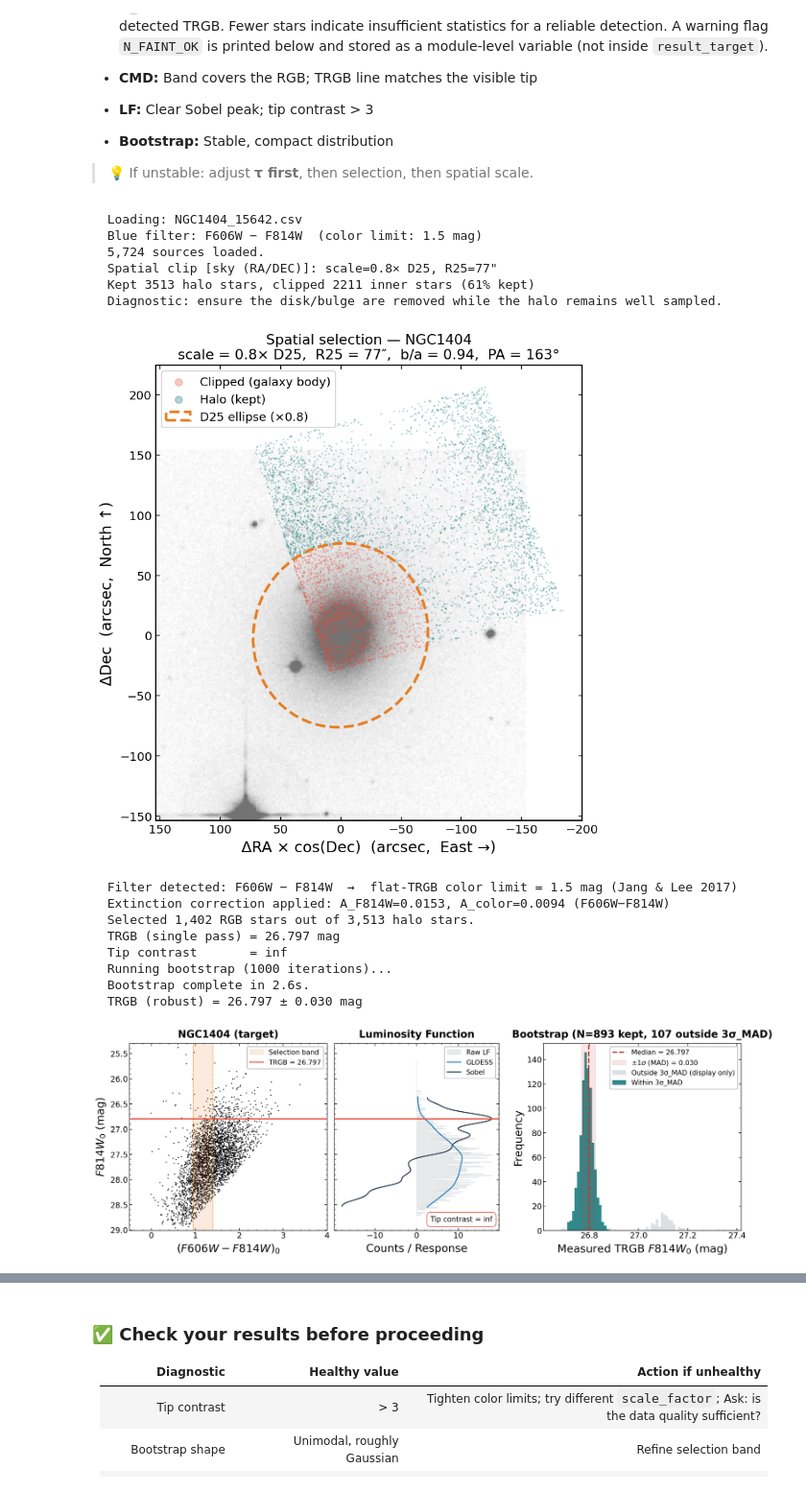
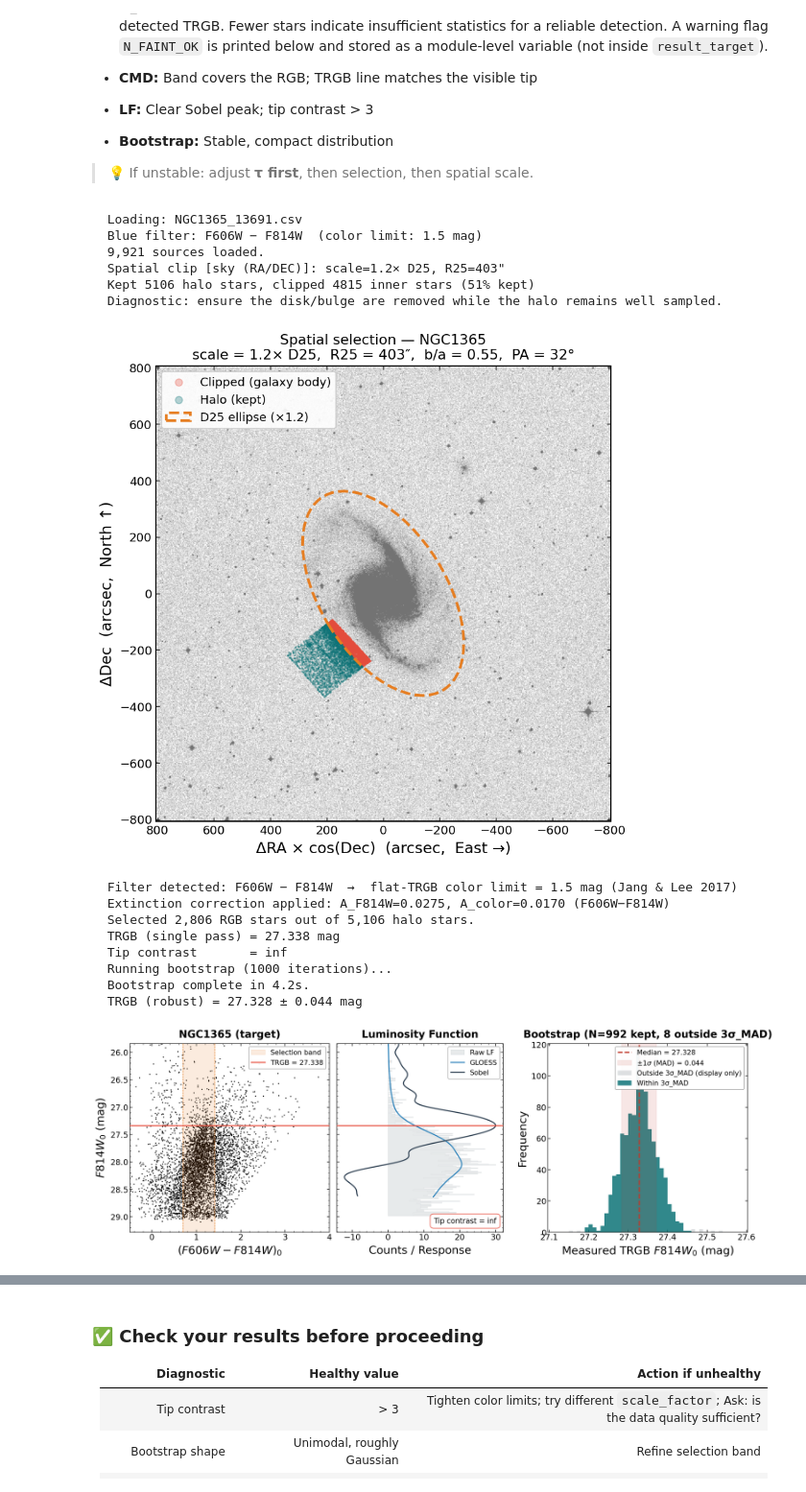
Before and after one commit to alejandroaguirrephysics/Cosmoverse-2026-Data-Challenge, a Jupyter notebook: 1_trgb/TRGB_distance_measurement.ipynb, the cells around one changed output, grey strips where cells are left out. Shown at 96% size. Cells and saved outputs as stored; diff of their text form; code cells hidden in the pictures.

```diff
--- a/1_trgb/TRGB_distance_measurement.ipynb
+++ b/1_trgb/TRGB_distance_measurement.ipynb
@@ -914,7 +914,7 @@ The next cell will check whether the required files are present and report any m
 # ============================================================
 # CHOOSE YOUR TARGET — edit this cell
 # ============================================================
-TARGET_GALAXY = 'NGC1404'   # Change to any host galaxy in GALAXY_DB, e.g. 'NGC1448' (in that format!)
+TARGET_GALAXY = 'NGC1365'   # Change to any host galaxy in GALAXY_DB, e.g. 'NGC1448' (in that format!)
 PHOT_SOURCE   = 'EDD'   # Photometry source: 'EDD' or 'CATS'
 
 ANCHOR_PHOT_FILE = None # EDD only: filename to override auto-selection
@@ -2421,12 +2421,12 @@ COLOR_HI_MAX = 1.5   # (F606W − F814W)_0 limit from Jang & Lee (2017)
 SELECTION = {
     # color_lo: blue (left) edge of the vertical color cut.
     # Increase to exclude bluer stars; decrease to include more.
-    'color_lo': 0.95,
+    'color_lo': 0.7,
 
     # color_hi: red (right) edge of the vertical color cut.
     # This enforces the flat-TRGB limit — DO NOT exceed COLOR_HI_MAX.
     # F606W−F814W: 1.5 mag  |  F555W−F814W: 2.1 mag  (Jang & Lee 2017)
-    'color_hi': 1.4,     # hard cap — DO NOT exceed COLOR_HI_MAX
+    'color_hi': 1.42,     # hard cap — DO NOT exceed COLOR_HI_MAX
 }
 
 
@@ -2444,7 +2444,7 @@ SMOOTHING = {
     #   but if over-smoothed the detected tip can be biased slightly bright. Useful when star counts are low.
     # Decreasing it smooths less — sharper edge localization if data is dense,
     #   but noisy data may produce multiple spurious peaks.
-    'tau':       0.1,      # Gaussian sigma (mag)
+    'tau':       0.13,      # Gaussian sigma (mag)
     'bin_width': 0.01,      # histogram bin size (mag)
                                 # (typically fixed; interacts weakly with tau)
 }
@@ -2505,7 +2505,7 @@ SPATIAL = {
     #   galaxy center are kept (cleaner halo sample, but fewer stars overall).
     # Decreasing it shrinks the exclusion ellipse — includes stars closer to the disk
     #   (larger sample, but more potential contamination from disk RGB/AGB stars).
-    'scale_factor': 0.8,    # 0.5–1.0 typical for host galaxies
+    'scale_factor': 1.2,    # 0.5–1.0 typical for host galaxies
     'fits_dir':     '.',    # directory with FITS images (for WCS)
 }
 
@@ -2770,8 +2770,8 @@ For EDD galaxies where all programs use the same filter, a single `SELECTION['co
 # ============================================================
 
 # ── Shared anchor parameters ───────────────────────────────
-SMOOTHING['tau']        = 0.1     # increasing smooths the LF more (more stable, may bias tip slightly bright); decreasing is noisier
-SPATIAL['scale_factor'] = 0.8   # increasing enlarges the exclusion ellipse (only far-halo stars kept); decreasing includes stars closer to the disk
+SMOOTHING['tau']        = 0.13    # increasing smooths the LF more (more stable, may bias tip slightly bright); decreasing is noisier
+SPATIAL['scale_factor'] = 1.2   # increasing enlarges the exclusion ellipse (only far-halo stars kept); decreasing includes stars closer to the disk
 # MAG_FAINT = 26 # you can implement a faint cut for NGC 4258 as the data from GO-9477 as it's depth introduces a strong, spurious peak > 1 mag from the TRGB
 
 if PHOT_SOURCE == 'CATS':
@@ -2788,8 +2788,8 @@ if PHOT_SOURCE == 'CATS':
 
     # F555W fields (1-4): flat-TRGB limit 2.1 mag
     SELECTION_ANCHOR_F555W = dict(SELECTION)
-    SELECTION_ANCHOR_F555W['color_lo'] = 1.6   # blue edge
-    SELECTION_ANCHOR_F555W['color_hi'] = 2.1   # max 2.1 (Jang & Lee 2017, F555W-F814W)
+    SELECTION_ANCHOR_F555W['color_lo'] = 1.36   # blue edge
+    SELECTION_ANCHOR_F555W['color_hi'] = 1.9   # max 2.1 (Jang & Lee 2017, F555W-F814W)
 
     # ── Sanity checks ───────────────────────────────────────
     if SPATIAL['scale_factor'] <= 0:
@@ -2821,12 +2821,12 @@ elif PHOT_SOURCE == 'EDD':
     if _qt_mixed:
         # Two filter groups — set independently
         SELECTION_ANCHOR_F606W = dict(SELECTION)
-        SELECTION_ANCHOR_F606W['color_lo'] = 0.95  # blue edge
-        SELECTION_ANCHOR_F606W['color_hi'] = 1.4   # max 1.5 (Jang & Lee 2017, F606W-F814W)
+        SELECTION_ANCHOR_F606W['color_lo'] = 0.7  # blue edge
+        SELECTION_ANCHOR_F606W['color_hi'] = 1.42   # max 1.5 (Jang & Lee 2017, F606W-F814W)
 
         SELECTION_ANCHOR_F555W = dict(SELECTION)
-        SELECTION_ANCHOR_F555W['color_lo'] = 1.4   # blue edge
-        SELECTION_ANCHOR_F555W['color_hi'] = 2   # max 2.1 (Jang & Lee 2017, F555W-F814W)
+        SELECTION_ANCHOR_F555W['color_lo'] = 1   # blue edge
+        SELECTION_ANCHOR_F555W['color_hi'] = 2.1  # max 2.1 (Jang & Lee 2017, F555W-F814W)
 
         if SPATIAL['scale_factor'] <= 0:
             raise ValueError('Spatial scale_factor must be > 0 (clipping required).')
@@ -3223,16 +3223,16 @@ Modify only what is needed; leave the rest inherited.
 
 # F606W color selection: flat-TRGB limit (F606W-F814W)_0 <= 1.5 mag
 SELECTION_TARGET_F606W = dict(SELECTION)
-SELECTION_TARGET_F606W['color_lo'] = 0.95
-SELECTION_TARGET_F606W['color_hi'] = 1.4   # max 1.5 (Jang & Lee 2017, F606W-F814W)
+SELECTION_TARGET_F606W['color_lo'] = 0.7
+SELECTION_TARGET_F606W['color_hi'] = 1.42   # max 1.5 (Jang & Lee 2017, F606W-F814W)
 
 # F555W color selection: flat-TRGB limit (F555W-F814W)_0 <= 2.1 mag
 SELECTION_TARGET_F555W = dict(SELECTION)
-SELECTION_TARGET_F555W['color_lo'] = 1.4
-SELECTION_TARGET_F555W['color_hi'] = 2   # max 2.1 (Jang & Lee 2017, F555W-F814W)
+SELECTION_TARGET_F555W['color_lo'] = 1
+SELECTION_TARGET_F555W['color_hi'] = 2.1   # max 2.1 (Jang & Lee 2017, F555W-F814W)
 
 SPATIAL_TARGET = dict(SPATIAL)
-SPATIAL_TARGET['scale_factor'] = 0.8    # increasing enlarges the exclusion ellipse (only far-halo stars kept); decreasing includes stars closer to the disk
+SPATIAL_TARGET['scale_factor'] = 1.2    # increasing enlarges the exclusion ellipse (only far-halo stars kept); decreasing includes stars closer to the disk
 
 # --- Detect filter groups (EDD mixed-filter targets, e.g. M66, M101) ---
 # When the target has both F555W and F606W EDD files, run once per filter
@@ -3486,47 +3486,47 @@ if _tc_t_final <= 2.0:
     USE_TARGET_RESULT = False
 
 elif _tc_t_final <= 3.0:
     print(f"  ⚠ LOW TIP CONTRAST ({_tc_t_final:.2f}) — inspect diagnostic plot carefully")
     print("  Action: Verify Sobel peak and bootstrap stability before trusting.")
     USE_TARGET_RESULT = None
 
 else:
     print(f"  ✓ Tip contrast = {_tc_t_final:.2f} — detection is robust")
     USE_TARGET_RESULT = True
 
 print("=" * 65)
 
 # --- Madore et al. (2009) sample-size criterion ---
 print()
 print('=' * 65)
 if n_faint_t < N_FAINT_MIN:
     print(f'  ⚠ MADORE+2009: N_faint = {n_faint_t} < {N_FAINT_MIN}')
     print(f'  Stars in (TRGB, TRGB+1 mag]: {n_faint_t}')
     print( '  Too few stars below the tip for a reliable edge detection.')
     print( '  Actions: reduce scale_factor to include more halo area,')
     print( '           widen color_lo, or verify the photometric depth.')
     N_FAINT_OK = False
 else:
     print(f'  ✓ Madore+2009: N_faint = {n_faint_t} ≥ {N_FAINT_MIN} — sufficient statistics')
     N_FAINT_OK = True
 print('=' * 65)
 # %% [output]
-  Loading: NGC1404_15642.csv
+  Loading: NGC1365_13691.csv
   Blue filter: F606W − F814W  (color limit: 1.5 mag)
-  5,724 sources loaded.
-  Spatial clip [sky (RA/DEC)]: scale=0.8× D25, R25=77"
-  Kept 3513 halo stars, clipped 2211 inner stars (61% kept)
+  9,921 sources loaded.
+  Spatial clip [sky (RA/DEC)]: scale=1.2× D25, R25=403"
+  Kept 5106 halo stars, clipped 4815 inner stars (51% kept)
   Diagnostic: ensure the disk/bulge are removed while the halo remains well sampled.
-[figure, old version]
+[figure, new version]
   Filter detected: F606W − F814W  →  flat-TRGB color limit = 1.5 mag (Jang & Lee 2017)
-  Extinction correction applied: A_F814W=0.0153, A_color=0.0094 (F606W−F814W)
-  Selected 1,402 RGB stars out of 3,513 halo stars.
-  TRGB (single pass) = 26.797 mag
+  Extinction correction applied: A_F814W=0.0275, A_color=0.0170 (F606W−F814W)
+  Selected 2,806 RGB stars out of 5,106 halo stars.
+  TRGB (single pass) = 27.338 mag
   Tip contrast       = inf
   Running bootstrap (1000 iterations)...
-  Bootstrap complete in 2.6s.
-  TRGB (robust) = 26.797 ± 0.030 mag
+  Bootstrap complete in 4.2s.
+  TRGB (robust) = 27.328 ± 0.044 mag
-[figure, old version]
+[figure, new version]
   Result stored in result_target.
 
 =================================================================
```
Also changed, not shown: parts of 8 cells of this notebook, 4 other files.
